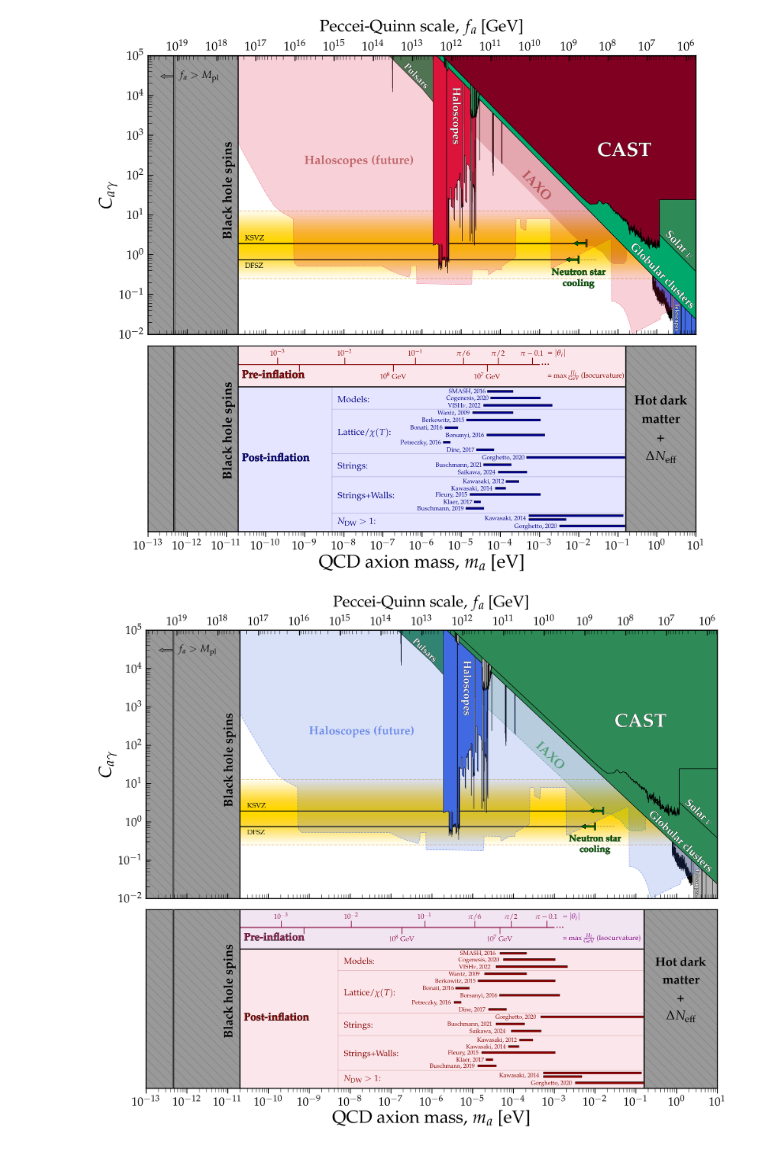
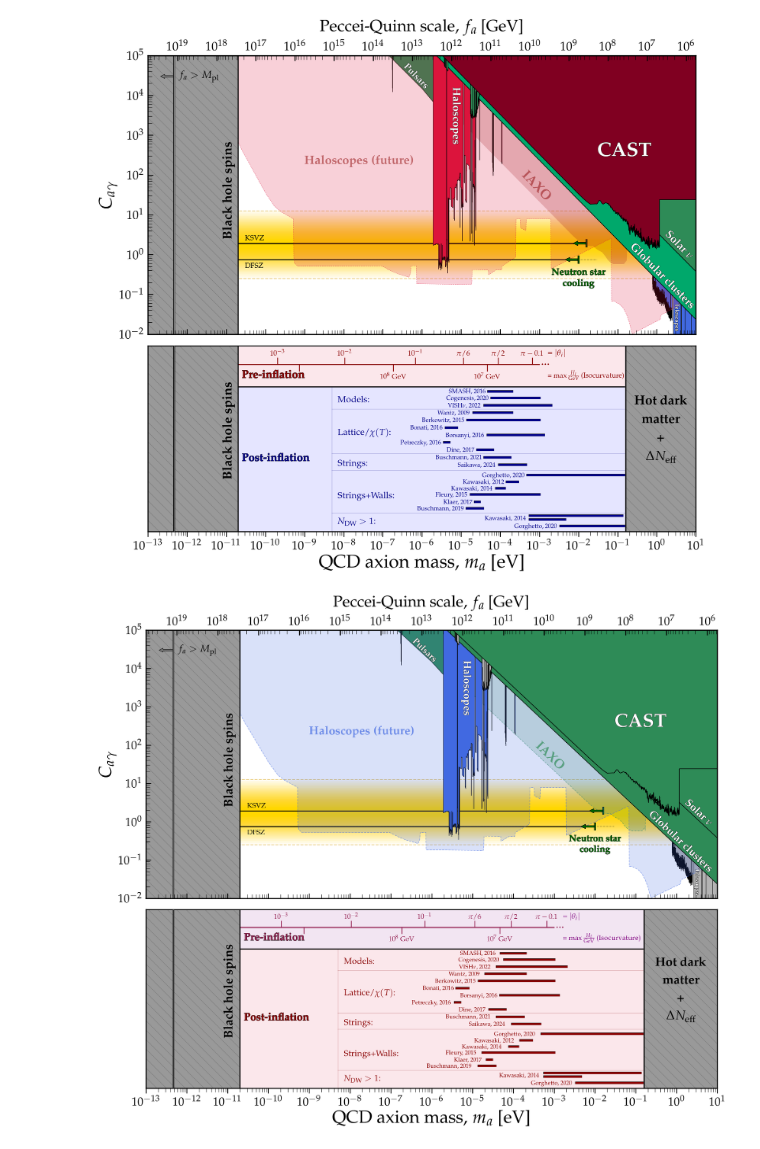
Before and after one commit to cajohare/AxionLimits, a Jupyter notebook: AxionMass.ipynb, the cells around one changed output. Saved outputs shown, nothing was run; the diff lists cells and outputs as text; code cells hidden in the pictures.

```diff
--- a/AxionMass.ipynb
+++ b/AxionMass.ipynb
@@ -254,7 +254,7 @@ col5 = 'darkblue'
 
 ax2.text(0.7e-8,0.695,r'{Models}:',fontsize=22,ha='left',color=col1)
 ax2.text(0.7e-8,0.52,r'{ Lattice/$\chi(T)$}:',fontsize=22,ha='left',color=col2)
-ax2.text(0.7e-8,0.34,r'{ Strings}:',fontsize=22,ha='left',color=col3)
+ax2.text(0.7e-8,0.355,r'{ Strings}:',fontsize=22,ha='left',color=col3)
 ax2.text(0.7e-8,0.18,r'{ Strings+Walls}:',fontsize=22,ha='left',color=col4)
 ax2.text(0.7e-8,0.04,r'${N_{\rm DW}>1}$:',fontsize=22,ha='left',color=col5)
 
@@ -271,39 +271,43 @@ ax2.plot([mdiv,m_max],0.66*ones((2)),zorder=-1000,color='darkblue',alpha=0.2)
 PlotTheoryMass(ax2,'Wantz09',0.64,color=col2,text_pos=[2.5e-6,0.64-ycorr],label="Wantz, 2009")
 PlotTheoryMass(ax2,'Berkowitz15',0.60,color=col2,text_pos=[1e-6,0.60-ycorr],label="Berkowitz, 2015")
 PlotTheoryMass(ax2,'Bonati16',0.56,color=col2,text_pos=[0.5e-6,0.56-ycorr],label="Bonati, 2016")
 PlotTheoryMass(ax2,'Borsanyi16',0.52,color=col2,text_pos=[0.4e-5,0.52-ycorr],label="Borsanyi, 2016")
 PlotTheoryMass(ax2,'Petreczky16',0.48,color=col2,text_pos=[0.28e-6,0.48-ycorr],label="Petreczky, 2016")
 PlotTheoryMass(ax2,'Dine17',0.44,color=col2,text_pos=[4.3e-6,0.44-ycorr],label="Dine, 2017")
 
 ax2.plot([mdiv,m_max],0.42*ones((2)),zorder=-1000,color='darkblue',alpha=0.2)
 
 # Strings
-PlotTheoryMass(ax2,'Gorghetto20',0.4,color=col3,text_pos=[3.4e-5,0.4-ycorr],label="Gorghetto, 2020")
-PlotTheoryMass(ax2,'Buschmann21',0.36,color=col3,text_pos=[2.2e-6,0.36-ycorr],label="Buschmann, 2021")
-PlotTheoryMass(ax2,'Saikawa24',0.32,color=col3,text_pos=[8.2e-6,0.32-ycorr],label="Saikawa, 2024")
+PlotTheoryMass(ax2,'Buschmann21',0.4,color=col3,text_pos=[2.2e-6,0.4-ycorr],label="Buschmann, 2021")
+PlotTheoryMass(ax2,'Saikawa24',0.36,color=col3,text_pos=[8.2e-6,0.36-ycorr],label="Saikawa, 2024")
 
-ax2.plot([mdiv,m_max],0.295*ones((2)),zorder=-1000,color='darkblue',alpha=0.2)
+# PlotTheoryMass(ax2,'Gorghetto20',0.4,color=col3,text_pos=[3.4e-5,0.4-ycorr],label="Gorghetto, 2020")
+# PlotTheoryMass(ax2,'Buschmann21',0.36,color=col3,text_pos=[2.2e-6,0.36-ycorr],label="Buschmann, 2021")
+# PlotTheoryMass(ax2,'Saikawa24',0.32,color=col3,text_pos=[8.2e-6,0.32-ycorr],label="Saikawa, 2024")
+
+ax2.plot([mdiv,m_max],0.329*ones((2)),zorder=-1000,color='darkblue',alpha=0.2)
 
 # Strings+Walls
-PlotTheoryMass(ax2,'Kawasaki12',0.27,color=col4,text_pos=[1.1e-5,0.27-ycorr],label="Kawasaki, 2012")
+PlotTheoryMass(ax2,'Gorghetto20',0.305,color=col3,text_pos=[3.4e-5,0.305-ycorr],label="Gorghetto, 2020")
+PlotTheoryMass(ax2,'Kawasaki12',0.267,color=col4,text_pos=[1.1e-5,0.267-ycorr],label="Kawasaki, 2012")
 PlotTheoryMass(ax2,'Kawasaki14',0.233,color=col4,text_pos=[0.55e-5,0.233-ycorr],label="Kawasaki, 2014")
 PlotTheoryMass(ax2,'Fleury15',0.20,color=col4,text_pos=[0.22e-5,0.20-ycorr],label="Fleury, 2015")
 PlotTheoryMass(ax2,'Klaer17',0.16,color=col4,text_pos=[0.35e-5,0.16-ycorr],label="Klaer, 2017")
 PlotTheoryMass(ax2,'Buschmann20',0.125,color=col4,text_pos=[0.075e-5,0.125-ycorr],label="Buschmann, 2019")
 
 ax2.plot([mdiv,m_max],0.10*ones((2)),zorder=-1000,color='darkblue',alpha=0.2)
 
 PlotTheoryMass(ax2,'SaikawaDW_6_9',0.085,color=col5,text_pos=[4e-5,0.073-ycorr],label="Kawasaki, 2014")
 PlotTheoryMass(ax2,'SaikawaDW_6_10',0.065,color=col5,text_pos=[12e-4,0.08])#,label=r"Saikawa")
 PlotTheoryMass(ax2,'GorghettoDW_6',0.03,color=col5,text_pos=[23e-5,0.03-ycorr],label="Gorghetto, 2020",zorder=-1)
 
 
 
 ax2.text(0.8e-11,0.3,r'{\bf Black hole spins}',fontsize=32,rotation=90)
 
 MySaveFig(fig,'AxionMass')
 # %% [output]
-[figure, old version]
+[figure, new version]
 # %%
 Astro = 'seagreen'
 AstroDM = [0.7,0.7,0.7]
@@ -526,7 +530,7 @@ col5 = 'darkred'
 
 ax2.text(0.7e-8,0.695,r'{Models}:',fontsize=22,ha='left',color=col1)
 ax2.text(0.7e-8,0.52,r'{ Lattice/$\chi(T)$}:',fontsize=22,ha='left',color=col2)
-ax2.text(0.7e-8,0.34,r'{ Strings}:',fontsize=22,ha='left',color=col3)
+ax2.text(0.7e-8,0.355,r'{ Strings}:',fontsize=22,ha='left',color=col3)
 ax2.text(0.7e-8,0.18,r'{ Strings+Walls}:',fontsize=22,ha='left',color=col4)
 ax2.text(0.7e-8,0.04,r'${N_{\rm DW}>1}$:',fontsize=22,ha='left',color=col5)
 
@@ -550,18 +554,19 @@ PlotTheoryMass(ax2,'Dine17',0.44,color=col2,text_pos=[4.6e-6,0.44-ycorr],label="
 ax2.plot([mdiv,m_max],0.42*ones((2)),zorder=-1000,color='darkred',alpha=0.2)
 
 # Strings
-PlotTheoryMass(ax2,'Gorghetto20',0.4,color=col3,text_pos=[3.6e-5,0.4-ycorr],label="Gorghetto, 2020")
-PlotTheoryMass(ax2,'Buschmann21',0.36,color=col3,text_pos=[2.4e-6,0.36-ycorr],label="Buschmann, 2021")
-PlotTheoryMass(ax2,'Saikawa24',0.32,color=col3,text_pos=[8.4e-6,0.32-ycorr],label="Saikawa, 2024")
+PlotTheoryMass(ax2,'Buschmann21',0.4,color=col3,text_pos=[2.2e-6,0.4-ycorr],label="Buschmann, 2021")
+PlotTheoryMass(ax2,'Saikawa24',0.36,color=col3,text_pos=[8.2e-6,0.36-ycorr],label="Saikawa, 2024")
 
-ax2.plot([mdiv,m_max],0.295*ones((2)),zorder=-1000,color='darkred',alpha=0.2)
+ax2.plot([mdiv,m_max],0.329*ones((2)),zorder=-1000,color='darkred',alpha=0.2)
 
 # Strings+Walls
-PlotTheoryMass(ax2,'Kawasaki12',0.27,color=col4,text_pos=[1.3e-5,0.27-ycorr],label="Kawasaki, 2012")
-PlotTheoryMass(ax2,'Kawasaki14',0.233,color=col4,text_pos=[0.7e-5,0.233-ycorr],label="Kawasaki, 2014")
-PlotTheoryMass(ax2,'Fleury15',0.20,color=col4,text_pos=[0.25e-5,0.20-ycorr],label="Fleury, 2015")
-PlotTheoryMass(ax2,'Klaer17',0.16,color=col4,text_pos=[0.4e-5,0.16-ycorr],label="Klaer, 2017")
-PlotTheoryMass(ax2,'Buschmann20',0.125,color=col4,text_pos=[0.09e-5,0.125-ycorr],label="Buschmann, 2019")
+PlotTheoryMass(ax2,'Gorghetto20',0.305,color=col3,text_pos=[3.4e-5,0.305-ycorr],label="Gorghetto, 2020")
+PlotTheoryMass(ax2,'Kawasaki12',0.267,color=col4,text_pos=[1.1e-5,0.267-ycorr],label="Kawasaki, 2012")
+PlotTheoryMass(ax2,'Kawasaki14',0.233,color=col4,text_pos=[0.55e-5,0.233-ycorr],label="Kawasaki, 2014")
+PlotTheoryMass(ax2,'Fleury15',0.20,color=col4,text_pos=[0.22e-5,0.20-ycorr],label="Fleury, 2015")
+PlotTheoryMass(ax2,'Klaer17',0.16,color=col4,text_pos=[0.35e-5,0.16-ycorr],label="Klaer, 2017")
+PlotTheoryMass(ax2,'Buschmann20',0.125,color=col4,text_pos=[0.075e-5,0.125-ycorr],label="Buschmann, 2019")
+
 
 ax2.plot([mdiv,m_max],0.10*ones((2)),zorder=-1000,color='darkred',alpha=0.2)
 
@@ -575,4 +580,4 @@ ax2.text(0.8e-11,0.3,r'{\bf Black hole spins}',fontsize=32,rotation=90)
 
 MySaveFig(fig,'AxionMass_AltColours')
 # %% [output]
-[figure, old version]
+[figure, new version]
```
Also changed, not shown: 3 other files.
